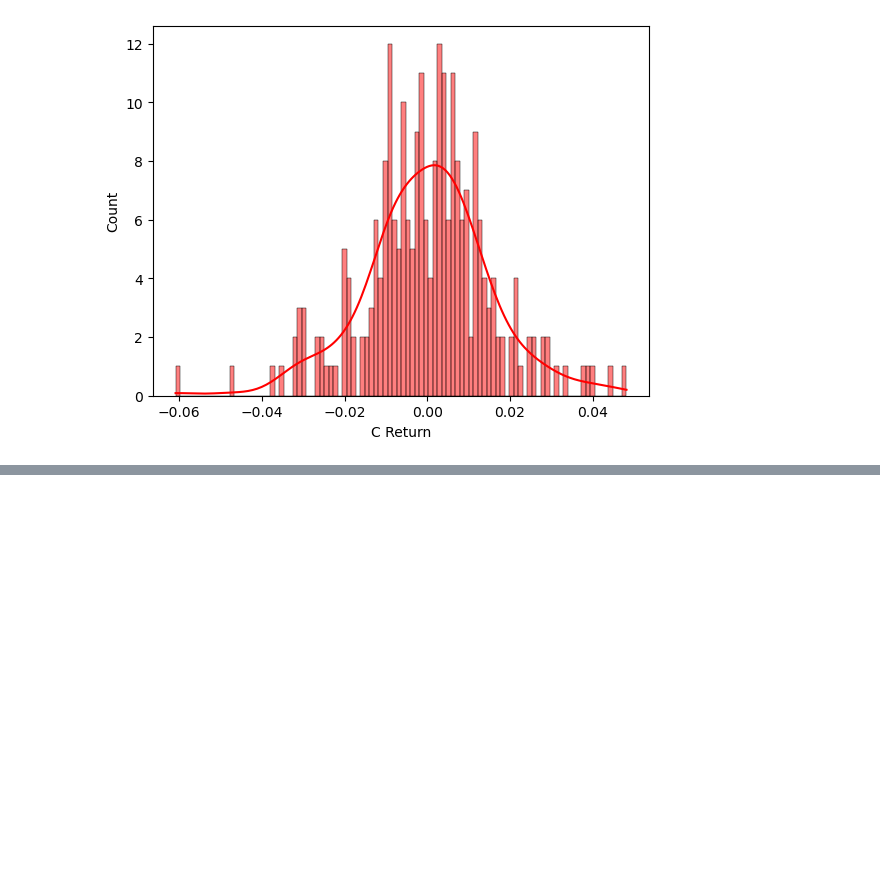
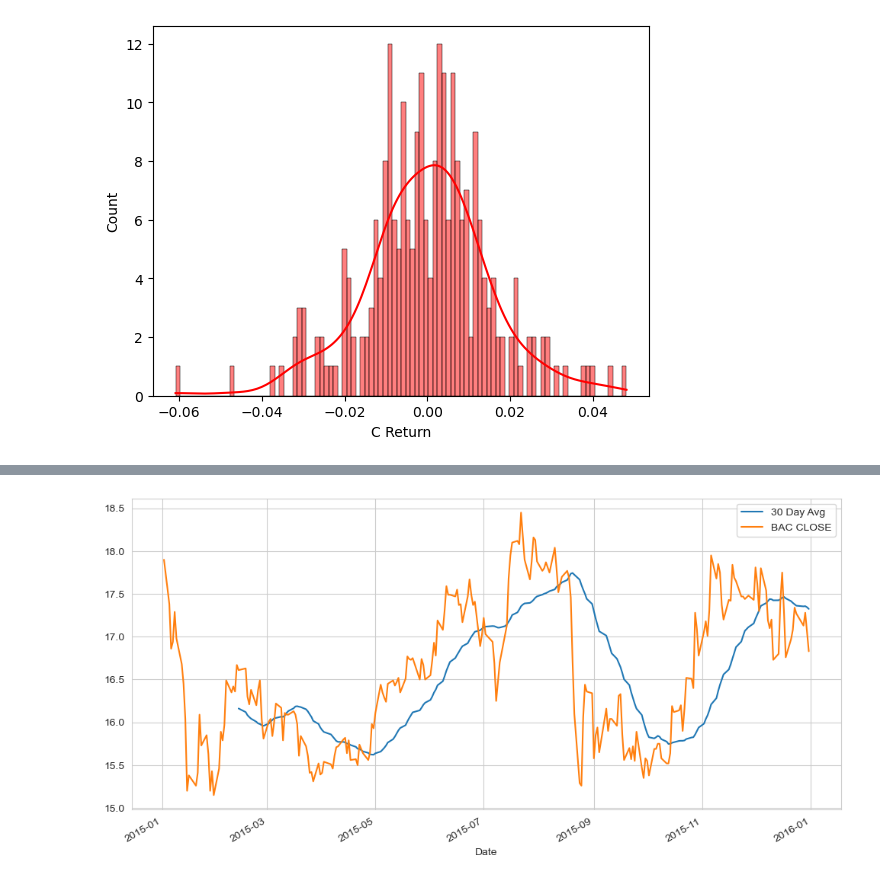
Before and after one commit to Ayushjain1610/Finance-Project, a Jupyter notebook: Finance Project.ipynb, the cells around one changed output, grey strips where cells are left out. Drawn from its saved outputs; the diff is of its cells as text; code cells hidden in the pictures; blank space fills up the shorter version.

```diff
--- a/Finance Project.ipynb
+++ b/Finance Project.ipynb
@@ -135,0 +154,12 @@ plt.show()
+# %%
+#set the size
+plt.figure(figsize=(12,6))
+
+#Create two plot one for average other for overall
+bank_stocks['BAC']['Close'].loc['2015-01-01':'2016-01-01'].rolling(window=30).mean().plot(label='30 Day Avg')
+bank_stocks['BAC']['Close'].loc['2015-01-01':'2016-01-01'].plot(label='BAC CLOSE')
+plt.legend()
+
+plt.show()
+# %% [output]
+[figure, added]
```
Also changed, not shown: parts of 14 cells of this notebook.
